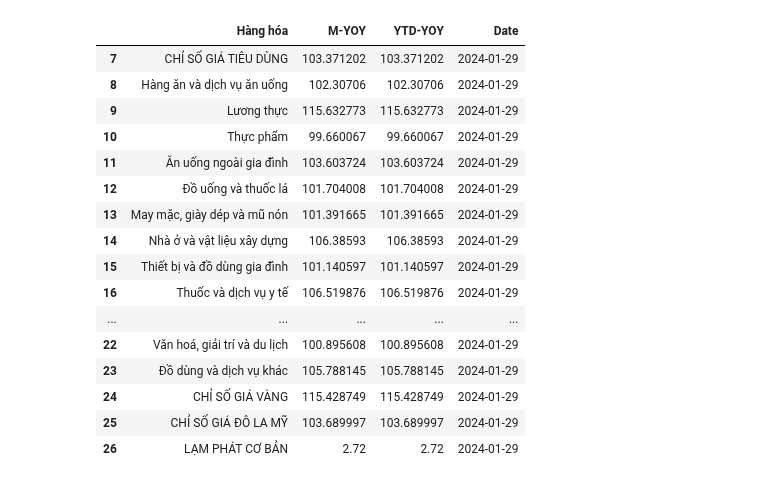
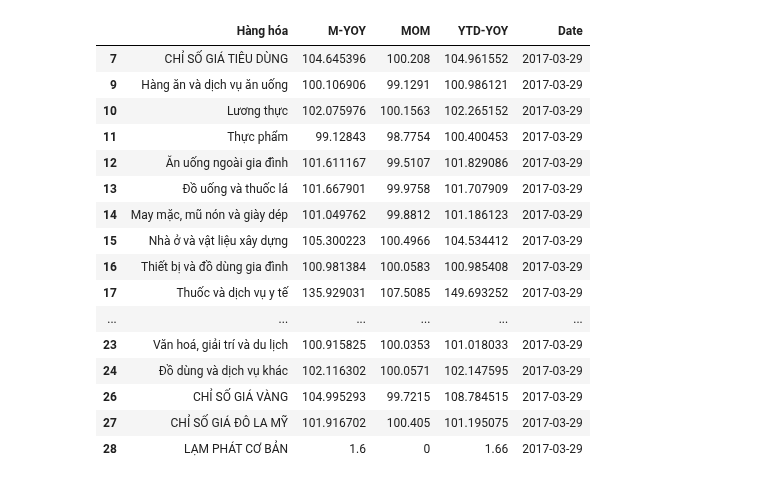
Before and after one commit to hiennguyen9874/vn-macroeconomics, a Jupyter notebook: CPI.ipynb, the cells around one changed output. Saved outputs shown, nothing was run; the diff lists cells and outputs as text; code cells hidden in the pictures.

```diff
--- a/CPI.ipynb
+++ b/CPI.ipynb
@@ -74,72 +74,82 @@ def get_cpi(xl, sheet_name, date):
         df = df.drop(columns=[df.columns[0]])
 
     if len(df.columns) == 7:
-        df = df.drop(columns=[df.columns[1], df.columns[3], df.columns[4], df.columns[5]])
+        df = df.drop(
+            columns=[df.columns[1], df.columns[3], df.columns[5]]
+        )
+        df.columns = ["Hàng hóa", "M-YOY", "M-MOM", "YTD-YOY"]
+    elif len(df.columns) == 6 and int(date.split("-")[1]) == 12:
+        df = df.drop(columns=[df.columns[1], df.columns[4]])
+        df.columns = ["Hàng hóa", "M-YOY", "M-MOM", "YTD-YOY"]
     elif len(df.columns) == 6:
-        df = df.drop(columns=[df.columns[1], df.columns[3], df.columns[4]])
+        df = df.drop(columns=[df.columns[1], df.columns[3]])
+        df.columns = ["Hàng hóa", "M-YOY", "M-MOM", "YTD-YOY"]
     elif len(df.columns) == 4 and int(date.split("-")[1]) == 1:
-        df = df.drop(columns=[df.columns[1], df.columns[3]])
+        df = df.drop(columns=[df.columns[1]])
         df["A"] = df[df.columns[1]]
+        df.columns = ["Hàng hóa", "M-YOY", "M-MOM", "YTD-YOY"]
     elif len(df.columns) == 5 and int(date.split("-")[1]) == 12:
-        df = df.drop(columns=[df.columns[1], df.columns[2], df.columns[4]])
-        df["A"] = df[df.columns[1]]
+        df = df.drop(columns=[df.columns[1]])
+        df.columns = ["Hàng hóa", "M-YOY", "M-MOM", "YTD-YOY"]
     else:
         raise RuntimeError(df.columns)
 
-    df.columns = ["Hàng hóa", "M-YOY", "YTD-YOY"]
+    assert len(df.columns) == 4, list(df.columns)
 
     df[df.columns[0]] = (
-        df[df.columns[0]].replace(r"\s+", " ", regex=True).replace(r"\n", " ", regex=True)
+        df[df.columns[0]]
+        .replace(r"\s+", " ", regex=True)
+        .replace(r"\n", " ", regex=True)
     )
 
     df[df.columns[0]] = df[df.columns[0]].str.strip()
 
     df = df.drop(
         list(
             range(
                 df[df.columns[0]][
                     (df[df.columns[0]] == "CHỈ SỐ GIÁ TIÊU DÙNG")
                     | ((df[df.columns[0]] == "CONSUMER PRICE INDEXES"))
                 ].index[0]
             )
         )
     )
 
     if len(df[df.columns[0]][df[df.columns[0]] == "CONSUMER PRICE INDEXES"].index) > 0:
         df[df.columns[0]] = df[df.columns[0]].map(en_to_vn)
 
     df = df[pd.to_numeric(df["M-YOY"], errors="coerce").notnull()]
     df = df[pd.to_numeric(df["YTD-YOY"], errors="coerce").notnull()]
 
     df["Date"] = date
     df["Date"] = pd.to_datetime(df["Date"], dayfirst=False)
 
     return df
 
 
-xl = pd.ExcelFile("datas/2024-01-29-02-Bieu-T1-2024.xlsx")
+xl = pd.ExcelFile("datas/2017-03-29-Bieu-3-2017-1.xlsx")
 
 sheet_name = find_sheet_name(xl.sheet_names)
 
-get_cpi(xl, sheet_name, "2024-01-29")
+get_cpi(xl, sheet_name, "2017-03-29")
 # %% [output]
-|  | Hàng hóa | M-YOY | YTD-YOY | Date |
-| 7 | CHỈ SỐ GIÁ TIÊU DÙNG | 103.371202 | 103.371202 | 2024-01-29 |
-| 8 | Hàng ăn và dịch vụ ăn uống | 102.30706 | 102.30706 | 2024-01-29 |
-| 9 | Lương thực | 115.632773 | 115.632773 | 2024-01-29 |
-| 10 | Thực phẩm | 99.660067 | 99.660067 | 2024-01-29 |
-| 11 | Ăn uống ngoài gia đình | 103.603724 | 103.603724 | 2024-01-29 |
-| 12 | Đồ uống và thuốc lá | 101.704008 | 101.704008 | 2024-01-29 |
-| 13 | May mặc, giày dép và mũ nón | 101.391665 | 101.391665 | 2024-01-29 |
-| 14 | Nhà ở và vật liệu xây dựng | 106.38593 | 106.38593 | 2024-01-29 |
-| 15 | Thiết bị và đồ dùng gia đình | 101.140597 | 101.140597 | 2024-01-29 |
-| 16 | Thuốc và dịch vụ y tế | 106.519876 | 106.519876 | 2024-01-29 |
-| ... | ... | ... | ... | ... |
-| 22 | Văn hoá, giải trí và du lịch | 100.895608 | 100.895608 | 2024-01-29 |
-| 23 | Đồ dùng và dịch vụ khác | 105.788145 | 105.788145 | 2024-01-29 |
-| 24 | CHỈ SỐ GIÁ VÀNG | 115.428749 | 115.428749 | 2024-01-29 |
-| 25 | CHỈ SỐ GIÁ ĐÔ LA MỸ | 103.689997 | 103.689997 | 2024-01-29 |
-| 26 | LẠM PHÁT CƠ BẢN | 2.72 | 2.72 | 2024-01-29 |
+|  | Hàng hóa | M-YOY | MOM | YTD-YOY | Date |
+| 7 | CHỈ SỐ GIÁ TIÊU DÙNG | 104.645396 | 100.208 | 104.961552 | 2017-03-29 |
+| 9 | Hàng ăn và dịch vụ ăn uống | 100.106906 | 99.1291 | 100.986121 | 2017-03-29 |
+| 10 | Lương thực | 102.075976 | 100.1563 | 102.265152 | 2017-03-29 |
+| 11 | Thực phẩm | 99.12843 | 98.7754 | 100.400453 | 2017-03-29 |
+| 12 | Ăn uống ngoài gia đình | 101.611167 | 99.5107 | 101.829086 | 2017-03-29 |
+| 13 | Đồ uống và thuốc lá | 101.667901 | 99.9758 | 101.707909 | 2017-03-29 |
+| 14 | May mặc, mũ nón và giày dép | 101.049762 | 99.8812 | 101.186123 | 2017-03-29 |
+| 15 | Nhà ở và vật liệu xây dựng | 105.300223 | 100.4966 | 104.534412 | 2017-03-29 |
+| 16 | Thiết bị và đồ dùng gia đình | 100.981384 | 100.0583 | 100.985408 | 2017-03-29 |
+| 17 | Thuốc và dịch vụ y tế | 135.929031 | 107.5085 | 149.693252 | 2017-03-29 |
+| ... | ... | ... | ... | ... | ... |
+| 23 | Văn hoá, giải trí và du lịch | 100.915825 | 100.0353 | 101.018033 | 2017-03-29 |
+| 24 | Đồ dùng và dịch vụ khác | 102.116302 | 100.0571 | 102.147595 | 2017-03-29 |
+| 26 | CHỈ SỐ GIÁ VÀNG | 104.995293 | 99.7215 | 108.784515 | 2017-03-29 |
+| 27 | CHỈ SỐ GIÁ ĐÔ LA MỸ | 101.916702 | 100.405 | 101.195075 | 2017-03-29 |
+| 28 | LẠM PHÁT CƠ BẢN | 1.6 | 0 | 1.66 | 2017-03-29 |
 # %%
 import os
 import contextlib
```
Also changed, not shown: parts of 6 cells of this notebook, 7 other files.
